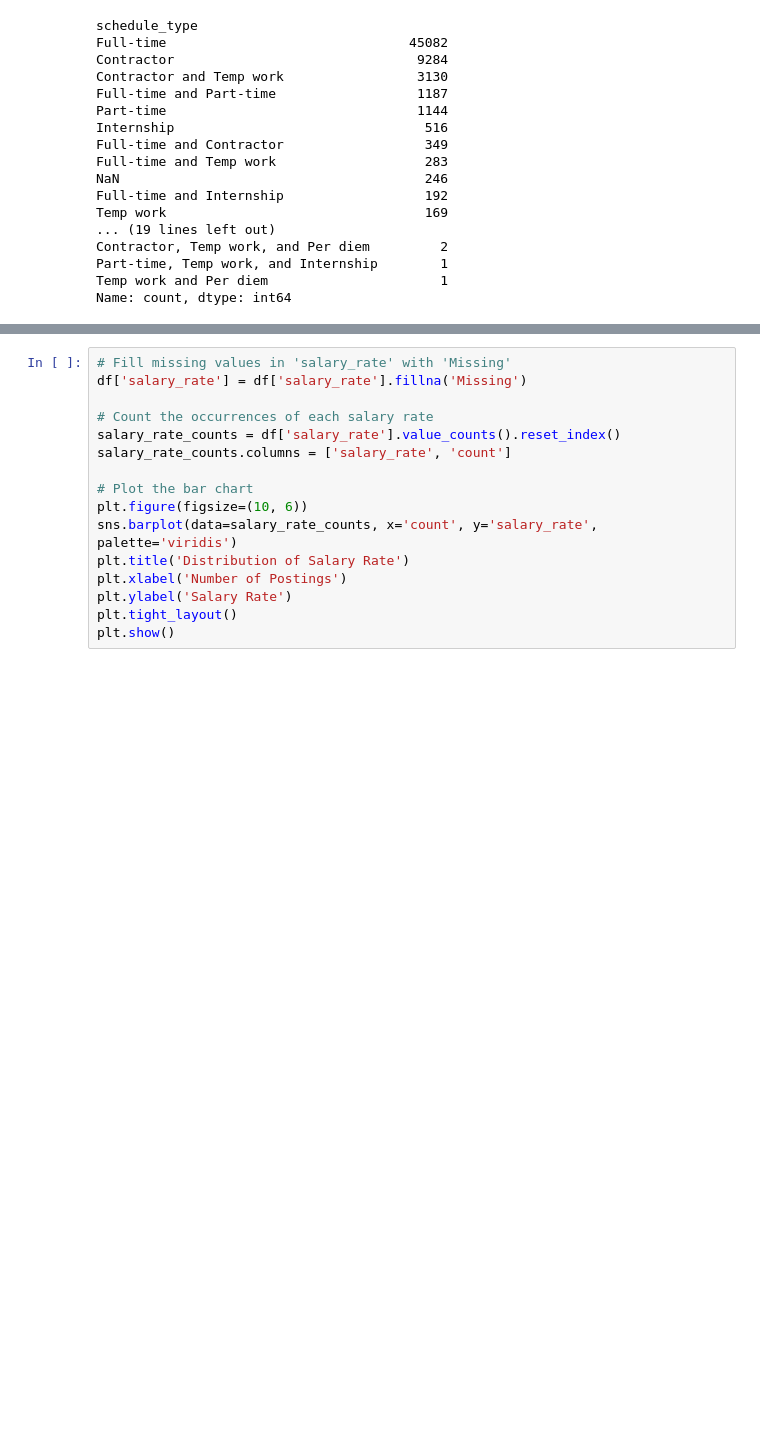
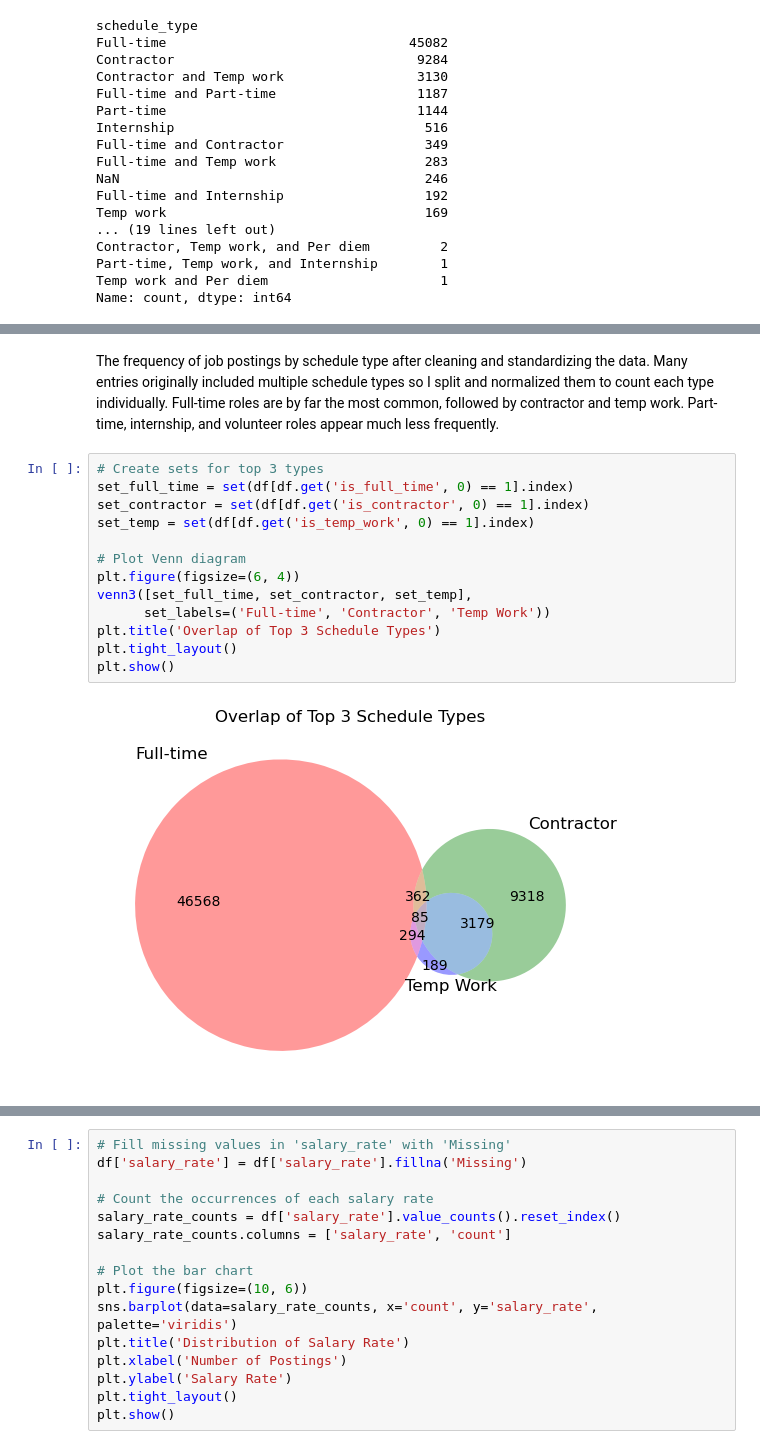
Before and after one commit to dq93/Data_Analyst_Job_Trends, a Jupyter notebook: code/EDA.ipynb, the cells around one changed output, grey strips where cells are left out. Saved outputs shown, nothing was run; the diff lists cells and outputs as text; blank space fills up the shorter version.

```diff
--- a/code/EDA.ipynb
+++ b/code/EDA.ipynb
@@ -226,0 +254,17 @@ Passing `palette` without assigning `hue` is deprecated and will be removed in v
+# %% [markdown]
+The frequency of job postings by schedule type after cleaning and standardizing the data. Many entries originally included multiple schedule types so I split and normalized them to count each type individually. Full-time roles are by far the most common, followed by contractor and temp work. Part-time, internship, and volunteer roles appear much less frequently.
+# %%
+# Create sets for top 3 types
+set_full_time = set(df[df.get('is_full_time', 0) == 1].index)
+set_contractor = set(df[df.get('is_contractor', 0) == 1].index)
+set_temp = set(df[df.get('is_temp_work', 0) == 1].index)
+
+# Plot Venn diagram
+plt.figure(figsize=(6, 4))
+venn3([set_full_time, set_contractor, set_temp],
+      set_labels=('Full-time', 'Contractor', 'Temp Work'))
+plt.title('Overlap of Top 3 Schedule Types')
+plt.tight_layout()
+plt.show()
+# %% [output]
+[figure, added]
```
Also changed, not shown: parts of 32 cells of this notebook, 3 other files.
